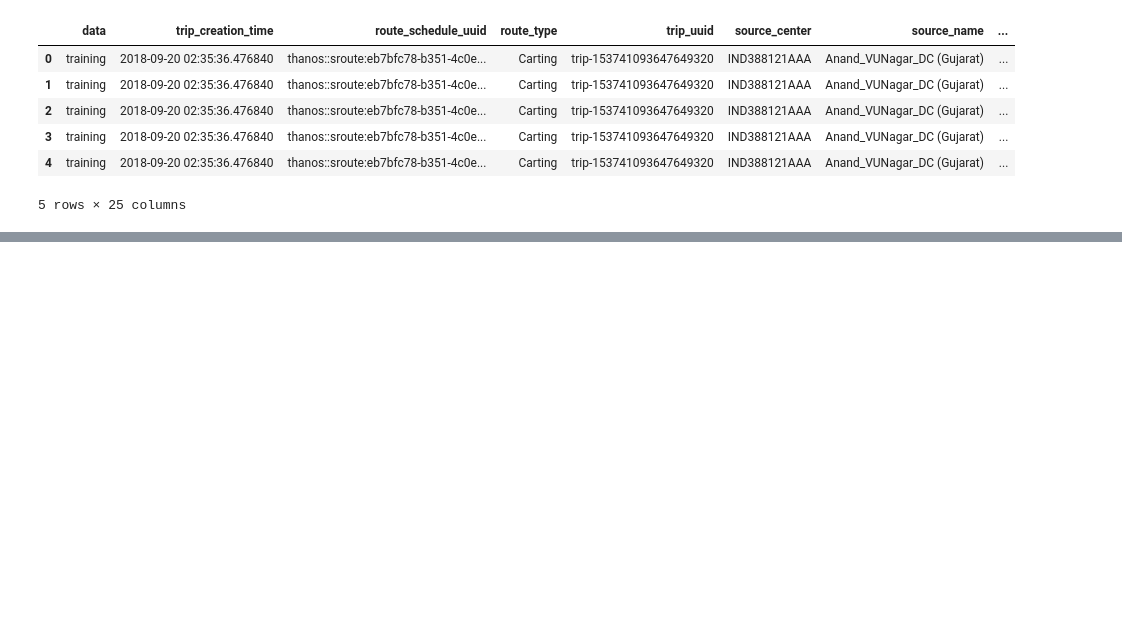
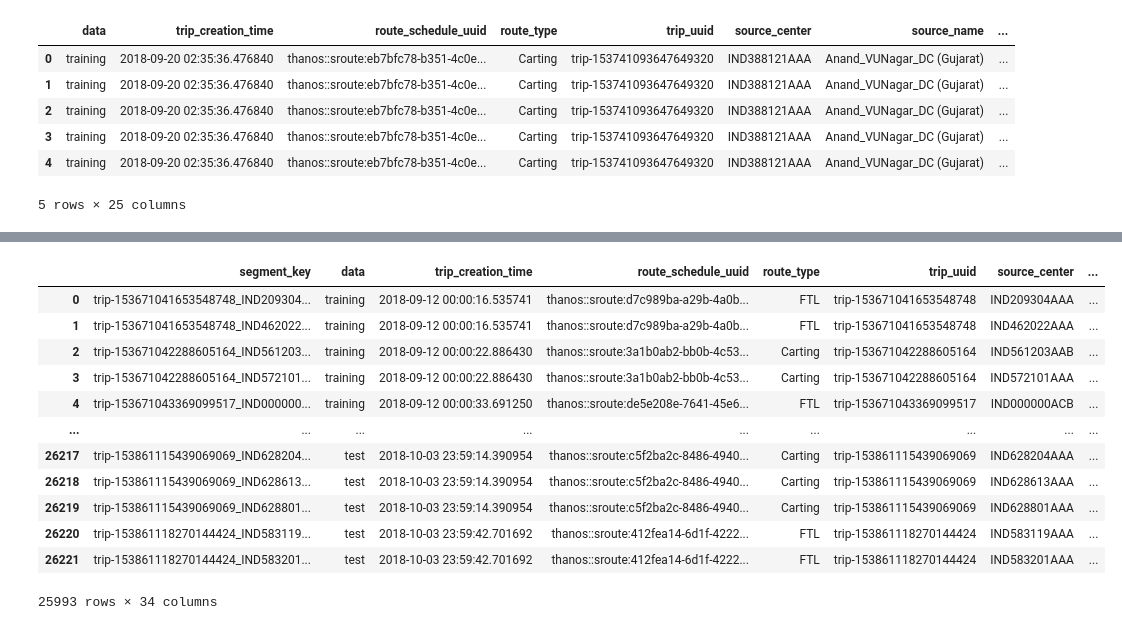
Before and after one commit to babasahebpinjar/featureengineering, a Jupyter notebook: featureEngineering.ipynb, the cells around one changed output, grey strips where cells are left out. Saved outputs shown, nothing was run; the diff lists cells and outputs as text; code cells hidden in the pictures; blank space fills up the shorter version.

```diff
--- a/featureEngineering.ipynb
+++ b/featureEngineering.ipynb
@@ -489,0 +653,6 @@ Index(['data', 'trip_creation_time', 'route_schedule_uuid', 'route_type',
+# %%
+# Apply the logic to extract the city name
+segment['destination_city'] = segment['destination_name'].apply(lambda val: val.split("_")[0])
+
+# Print the result
+print(segment['destination_city'])
@@ -489,0 +672,6 @@ Index(['data', 'trip_creation_time', 'route_schedule_uuid', 'route_type',
+# %%
+# Apply the logic to extract the city name
+segment['source_city'] = segment['source_name'].apply(lambda val: val.split("_")[0])
+
+# Print the result
+print(segment['source_city'])
@@ -489,0 +739,7 @@ Index(['data', 'trip_creation_time', 'route_schedule_uuid', 'route_type',
+# %%
+# Extract features
+segment['year'] = segment['trip_creation_time'].dt.year
+segment['month'] = segment['trip_creation_time'].dt.month
+segment['day'] = segment['trip_creation_time'].dt.day
+segment['hour'] = segment['trip_creation_time'].dt.hour
+segment['minute'] = segment['trip_creation_time'].dt.minute
@@ -489,0 +772,19 @@ Index(['data', 'trip_creation_time', 'route_schedule_uuid', 'route_type',
+# %%
+# Group by 'trip_uuid'
+trip_grouped = segment.groupby('trip_uuid')
+# %%
+trip_grouped.head()
+# %% [output]
+|  | segment_key | data | trip_creation_time | route_schedule_uuid | route_type | trip_uuid | source_center | ... |
+| 0 | trip-153671041653548748_IND209304... | training | 2018-09-12 00:00:16.535741 | thanos::sroute:d7c989ba-a29b-4a0b... | FTL | trip-153671041653548748 | IND209304AAA | ... |
+| 1 | trip-153671041653548748_IND462022... | training | 2018-09-12 00:00:16.535741 | thanos::sroute:d7c989ba-a29b-4a0b... | FTL | trip-153671041653548748 | IND462022AAA | ... |
+| 2 | trip-153671042288605164_IND561203... | training | 2018-09-12 00:00:22.886430 | thanos::sroute:3a1b0ab2-bb0b-4c53... | Carting | trip-153671042288605164 | IND561203AAB | ... |
+| 3 | trip-153671042288605164_IND572101... | training | 2018-09-12 00:00:22.886430 | thanos::sroute:3a1b0ab2-bb0b-4c53... | Carting | trip-153671042288605164 | IND572101AAA | ... |
+| 4 | trip-153671043369099517_IND000000... | training | 2018-09-12 00:00:33.691250 | thanos::sroute:de5e208e-7641-45e6... | FTL | trip-153671043369099517 | IND000000ACB | ... |
+| ... | ... | ... | ... | ... | ... | ... | ... | ... |
+| 26217 | trip-153861115439069069_IND628204... | test | 2018-10-03 23:59:14.390954 | thanos::sroute:c5f2ba2c-8486-4940... | Carting | trip-153861115439069069 | IND628204AAA | ... |
+| 26218 | trip-153861115439069069_IND628613... | test | 2018-10-03 23:59:14.390954 | thanos::sroute:c5f2ba2c-8486-4940... | Carting | trip-153861115439069069 | IND628613AAA | ... |
+| 26219 | trip-153861115439069069_IND628801... | test | 2018-10-03 23:59:14.390954 | thanos::sroute:c5f2ba2c-8486-4940... | Carting | trip-153861115439069069 | IND628801AAA | ... |
+| 26220 | trip-153861118270144424_IND583119... | test | 2018-10-03 23:59:42.701692 | thanos::sroute:412fea14-6d1f-4222... | FTL | trip-153861118270144424 | IND583119AAA | ... |
+| 26221 | trip-153861118270144424_IND583201... | test | 2018-10-03 23:59:42.701692 | thanos::sroute:412fea14-6d1f-4222... | FTL | trip-153861118270144424 | IND583201AAA | ... |
+25993 rows × 34 columns
```
Also changed, not shown: parts of 43 cells of this notebook.
